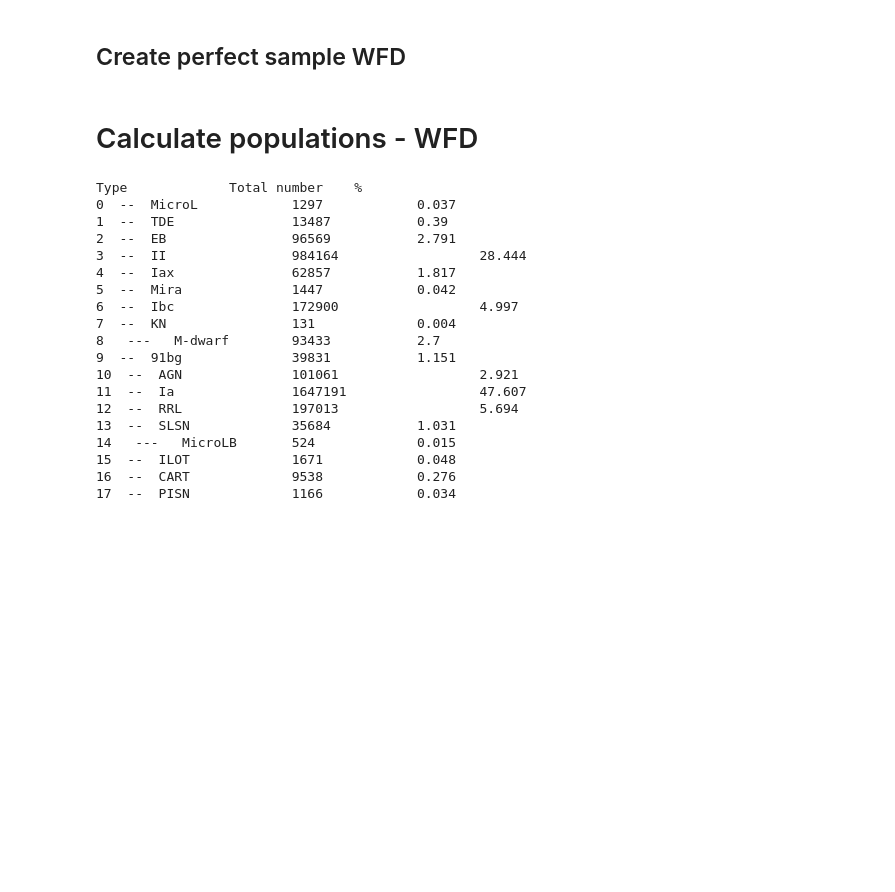
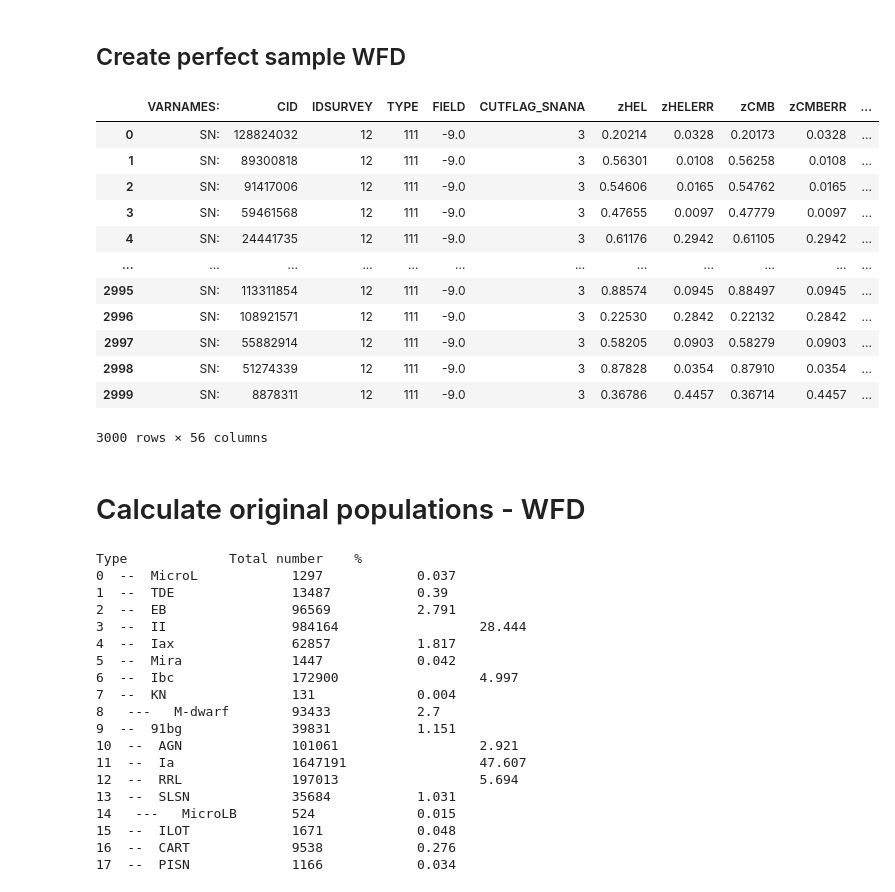
Before and after one commit to emilleishida/resspect_metric, a Jupyter notebook: SALT2_fit/make_samples.ipynb, the cells around one changed output. Drawn from its saved outputs; the diff is of its cells as text; code cells hidden in the pictures; blank space fills up the shorter version.

```diff
--- a/SALT2_fit/make_samples.ipynb
+++ b/SALT2_fit/make_samples.ipynb
@@ -107,8 +107,29 @@ for j in range(1, 6):
     perfect_sample.to_csv('WFD' + str(j) + '/perfect' + str(nobjs) + '.csv', index=False)
     perfect_sample.to_csv('/media/RESSPECT/data/PLAsTiCC/for_metrics/wfd/emille_samples' + str(j) + '/perfect' + str(nobjs) + '.csv', index=False)
     del perfect_sample
+# %%
+nobjs = 3000
+j = ''
+
+perfect_sample = pd.read_csv('WFD' + str(j) + '/perfect' + str(nobjs) + '.csv', index_col=False)
+# %%
+perfect_sample
+# %% [output]
+|  | VARNAMES: | CID | IDSURVEY | TYPE | FIELD | CUTFLAG_SNANA | zHEL | zHELERR | zCMB | zCMBERR | ... |
+| 0 | SN: | 128824032 | 12 | 111 | -9.0 | 3 | 0.20214 | 0.0328 | 0.20173 | 0.0328 | ... |
+| 1 | SN: | 89300818 | 12 | 111 | -9.0 | 3 | 0.56301 | 0.0108 | 0.56258 | 0.0108 | ... |
+| 2 | SN: | 91417006 | 12 | 111 | -9.0 | 3 | 0.54606 | 0.0165 | 0.54762 | 0.0165 | ... |
+| 3 | SN: | 59461568 | 12 | 111 | -9.0 | 3 | 0.47655 | 0.0097 | 0.47779 | 0.0097 | ... |
+| 4 | SN: | 24441735 | 12 | 111 | -9.0 | 3 | 0.61176 | 0.2942 | 0.61105 | 0.2942 | ... |
+| ... | ... | ... | ... | ... | ... | ... | ... | ... | ... | ... | ... |
+| 2995 | SN: | 113311854 | 12 | 111 | -9.0 | 3 | 0.88574 | 0.0945 | 0.88497 | 0.0945 | ... |
+| 2996 | SN: | 108921571 | 12 | 111 | -9.0 | 3 | 0.22530 | 0.2842 | 0.22132 | 0.2842 | ... |
+| 2997 | SN: | 55882914 | 12 | 111 | -9.0 | 3 | 0.58205 | 0.0903 | 0.58279 | 0.0903 | ... |
+| 2998 | SN: | 51274339 | 12 | 111 | -9.0 | 3 | 0.87828 | 0.0354 | 0.87910 | 0.0354 | ... |
+| 2999 | SN: | 8878311 | 12 | 111 | -9.0 | 3 | 0.36786 | 0.4457 | 0.36714 | 0.4457 | ... |
+3000 rows × 56 columns
 # %% [markdown]
-# Calculate populations - WFD
+# Calculate original populations - WFD
 # %%
 types_names = {90: 'Ia', 67: '91bg', 52:'Iax', 42:'II', 62:'Ibc',
                95: 'SLSN', 15:'TDE', 64:'KN', 88:'AGN', 92:'RRL', 65:'M-dwarf',
```
Also changed, not shown: parts of 38 cells of this notebook.
